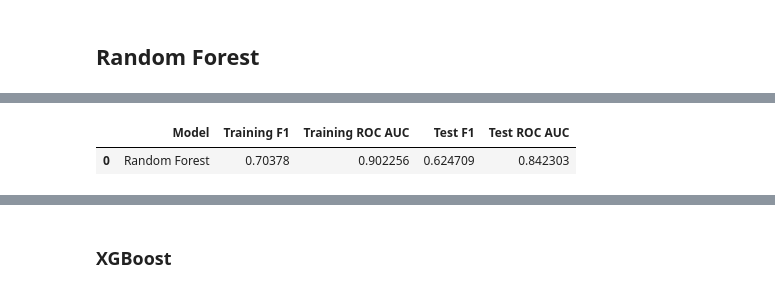
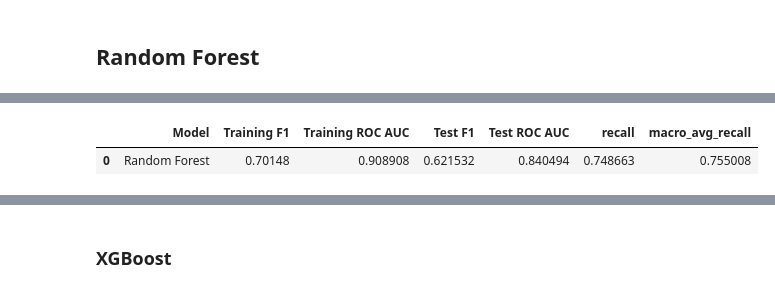
Before and after one commit to mewpunyapat/customer-churn-prediction, a Jupyter notebook: notebooks/modeling_classical_ml.ipynb, the cells around one changed output, grey strips where cells are left out. Cells and saved outputs as stored; diff of their text form; code cells hidden in the pictures.

```diff
--- a/notebooks/modeling_classical_ml.ipynb
+++ b/notebooks/modeling_classical_ml.ipynb
@@ -95,6 +100,6 @@ Implications:
 # %%
 models = {
-    'Logistic Regression': LogisticRegression(max_iter=1000, random_state=42),
+    'Logistic Regression': LogisticRegression(class_weight='balanced', random_state=42),
     'Random Forest': RandomForestClassifier(class_weight='balanced', random_state=42),
     'XGBoost': XGBClassifier(use_label_encoder=False, eval_metric='logloss')
 }
@@ -169,16 +177,12 @@ Insights
 #### Hyperparameter tuning
 # %%
 param_grid = {
-    'C': [0.001, 0.01, 0.1, 1, 10],
+    'C': [0.001, 0.01, 0.1, 1, 10, 100],
     'penalty': ['l1', 'l2'],
     'solver': ['liblinear', 'saga'],
-    'class_weight': [None, 'balanced']
 }
 
-scoring = {'f1': make_scorer(f1_score), 'roc_auc': 'roc_auc'}
-
-# Perform grid search
-grid_search = GridSearchCV(results['Logistic Regression']['model'], param_grid, cv=cv_strategy, scoring=scoring, refit='f1', n_jobs=-1)
+grid_search = GridSearchCV(results['Logistic Regression']['model'], param_grid, cv=cv_strategy, scoring='recall', n_jobs=-1)
 grid_search.fit(X_train, y_train)
 
 print("Best Parameters:", grid_search.best_params_)
@@ -289,30 +248,27 @@ Implications: Focus churn reduction efforts on:
 # %%
 rf_model = results['Random Forest']['model']
 
-param_grid = {
-    'n_estimators': [100, 200, 300, 500],
-    'max_depth': [None, 10, 20, 30, 50],
+param_grid = {'n_estimators': [50, 100, 200, 300, 400],
+    'criterion' : ['gini', 'entropy'],
+    'max_depth': [10, 15, 20, 30, 40],
     'min_samples_split': [2, 5, 10],
-    'min_samples_leaf': [1, 2, 4],
-    'max_features': ['sqrt', 'log2'],
-    'bootstrap': [True, False]
-}
+    'min_samples_leaf': [3,5,7,10],
+    'max_features': [0.3,0.5,0.7]}
 
-random_search = RandomizedSearchCV(
+random_search_rf = RandomizedSearchCV(
     estimator=rf_model,
     param_distributions=param_grid,
-    n_iter=50,
     cv=cv_strategy,
-    scoring=scoring,
-    refit='f1',
+    n_iter = 80,
+    scoring='recall',
     verbose=1,
     n_jobs=-1
 )
 
-random_search.fit(X_train, y_train)
+random_search_rf.fit(X_train, y_train)
 
-print("Best Parameters:", random_search.best_params_)
-print("Best F1 Score from CV:", random_search.best_score_)
+print("Best Parameters:", random_search_rf.best_params_)
+print("Best F1 Score from CV:", random_search_rf.best_score_)
 
-rf_model = random_search.best_estimator_
+rf_model = random_search_rf.best_estimator_
 # %% [output]
@@ -331,3 +278,3 @@ print(score)
 # %%
-rf_res = model_evaluation(rf_model, X_train, y_train, X_test, y_test, threshold=threshold)
+rf_res = model_evaluation(rf_model, X_train, y_train, X_test, y_test)
 # %% [output]
@@ -351,10 +306,10 @@ Precision Rate:     55.4% (How accurate are our churn predictions?)
 # %%
-rf_performance = pd.DataFrame(['Random Forest', rf_res['train_f1'], rf_res['train_roc_auc'], rf_res['test_f1'], rf_res['test_roc_auc']]).transpose()
-rf_performance.columns = ['Model', 'Training F1', 'Training ROC AUC', 'Test F1', 'Test ROC AUC']
+rf_performance = pd.DataFrame(['Random Forest', rf_res['train_f1'], rf_res['train_roc_auc'], rf_res['test_f1'], rf_res['test_roc_auc'], rf_res['recall_churn'], rf_res['macro_recall']]).transpose()
+rf_performance.columns = ['Model', 'Training F1', 'Training ROC AUC', 'Test F1', 'Test ROC AUC', 'recall', 'macro_avg_recall']
 rf_performance
 # %% [output]
-|  | Model | Training F1 | Training ROC AUC | Test F1 | Test ROC AUC |
-| 0 | Random Forest | 0.70378 | 0.902256 | 0.624709 | 0.842303 |
+|  | Model | Training F1 | Training ROC AUC | Test F1 | Test ROC AUC | recall | macro_avg_recall |
+| 0 | Random Forest | 0.70148 | 0.908908 | 0.621532 | 0.840494 | 0.748663 | 0.755008 |
 # %%
 # Get feature importances from RF model
 importances = rf_model.feature_importances_
```
Also changed, not shown: parts of 36 cells of this notebook, 3 other files.
